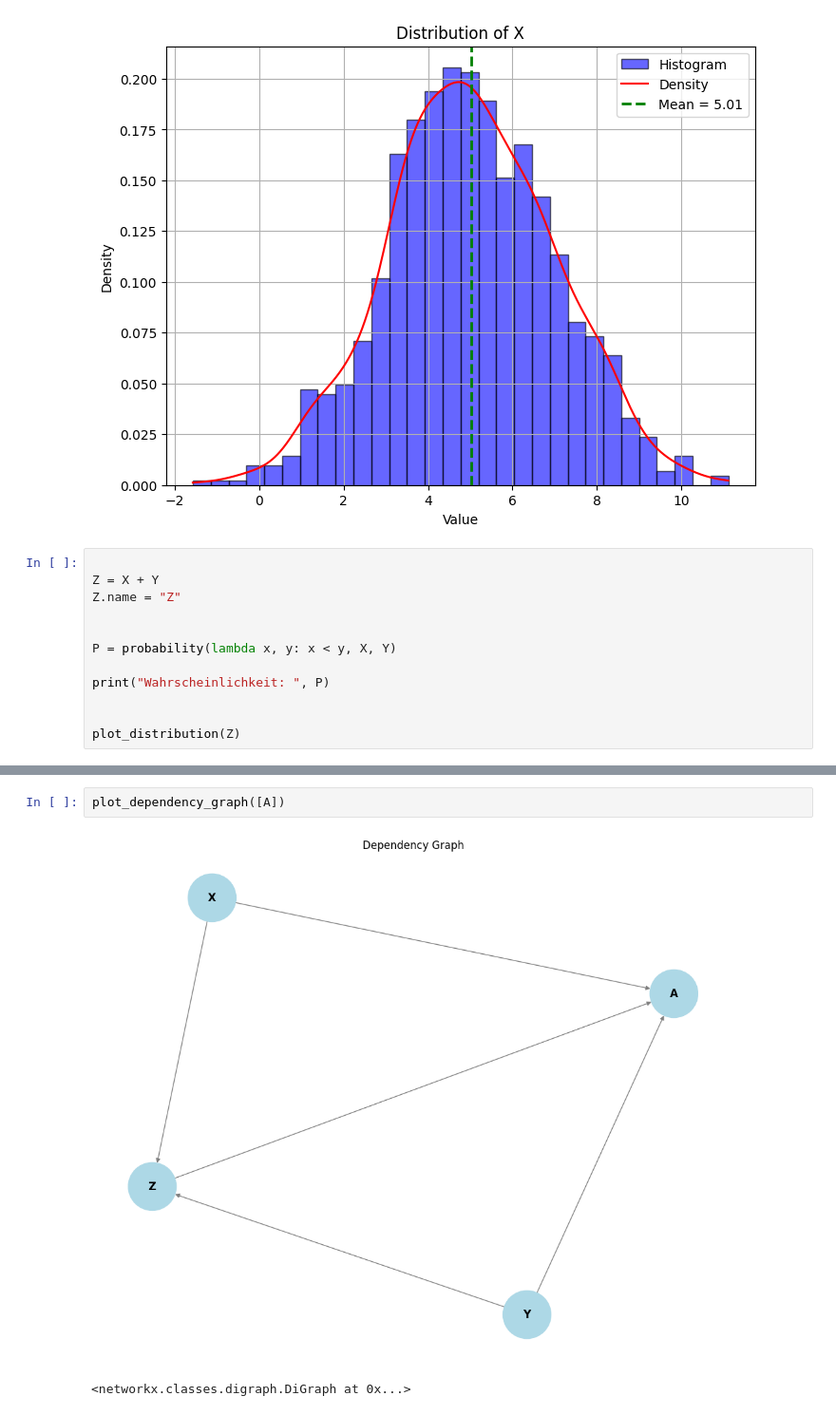
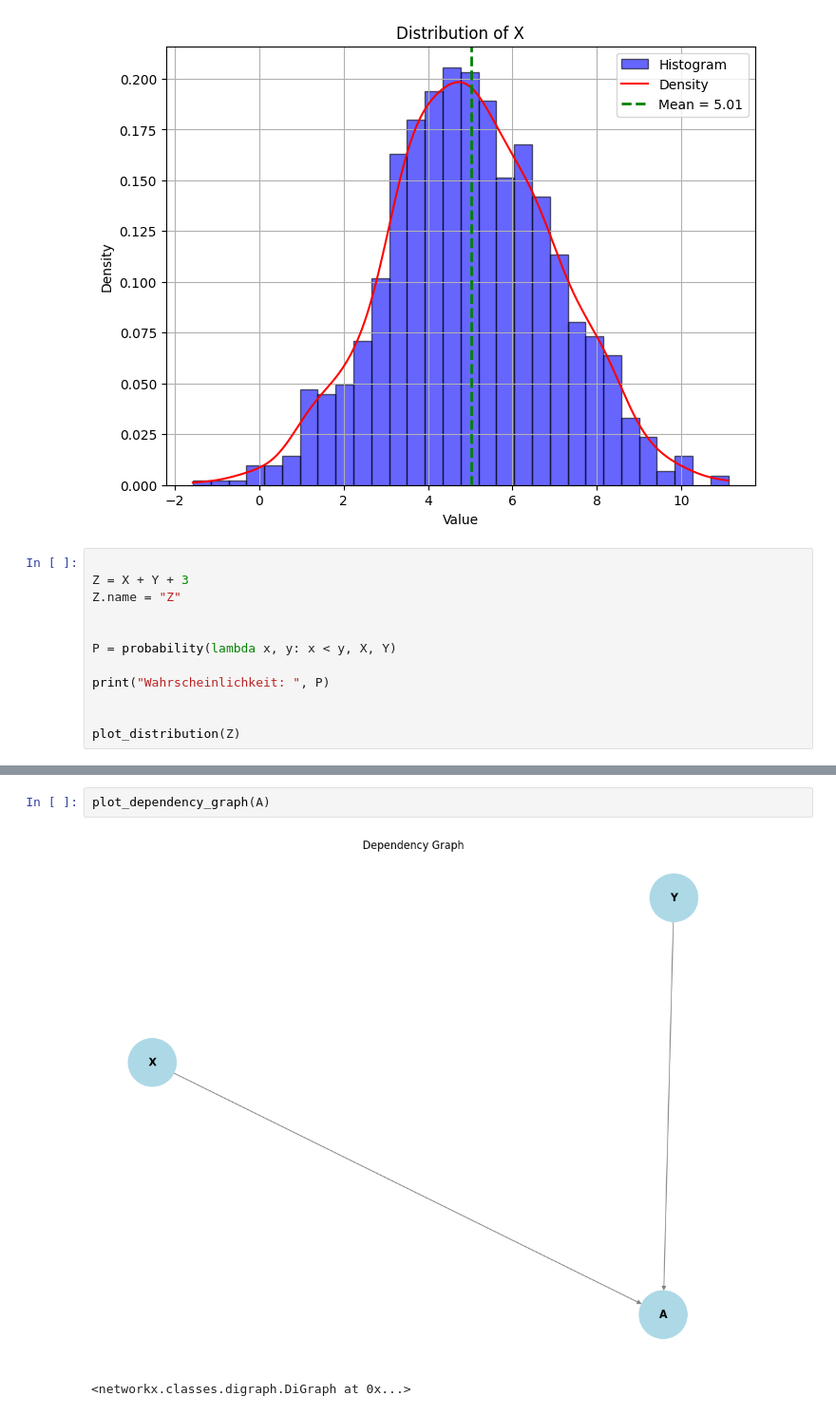
Before and after one commit to FrederikDanielsen/probpy, a Jupyter notebook: examples/demo.ipynb, the cells around one changed output, grey strips where cells are left out. Shown at 95% size. Cells and saved outputs as stored; diff of their text form.

Commit message:
Fixed graph plotting and included depth

```diff
--- a/examples/demo.ipynb
+++ b/examples/demo.ipynb
@@ -28,7 +28,7 @@ plot_distribution(X)
 [figure]
 # %%
 
-Z = X + Y
+Z = X + Y + 3
 Z.name = "Z"
 
 
@@ -53,5 +53,5 @@ plot_distribution(A)
 # %%
-plot_dependency_graph([A])
+plot_dependency_graph(A)
 # %% [output]
-[figure, old version]
+[figure, new version]
 <networkx.classes.digraph.DiGraph at 0x...>
```
Also changed, not shown: parts of 3 cells of this notebook, 4 other files.
